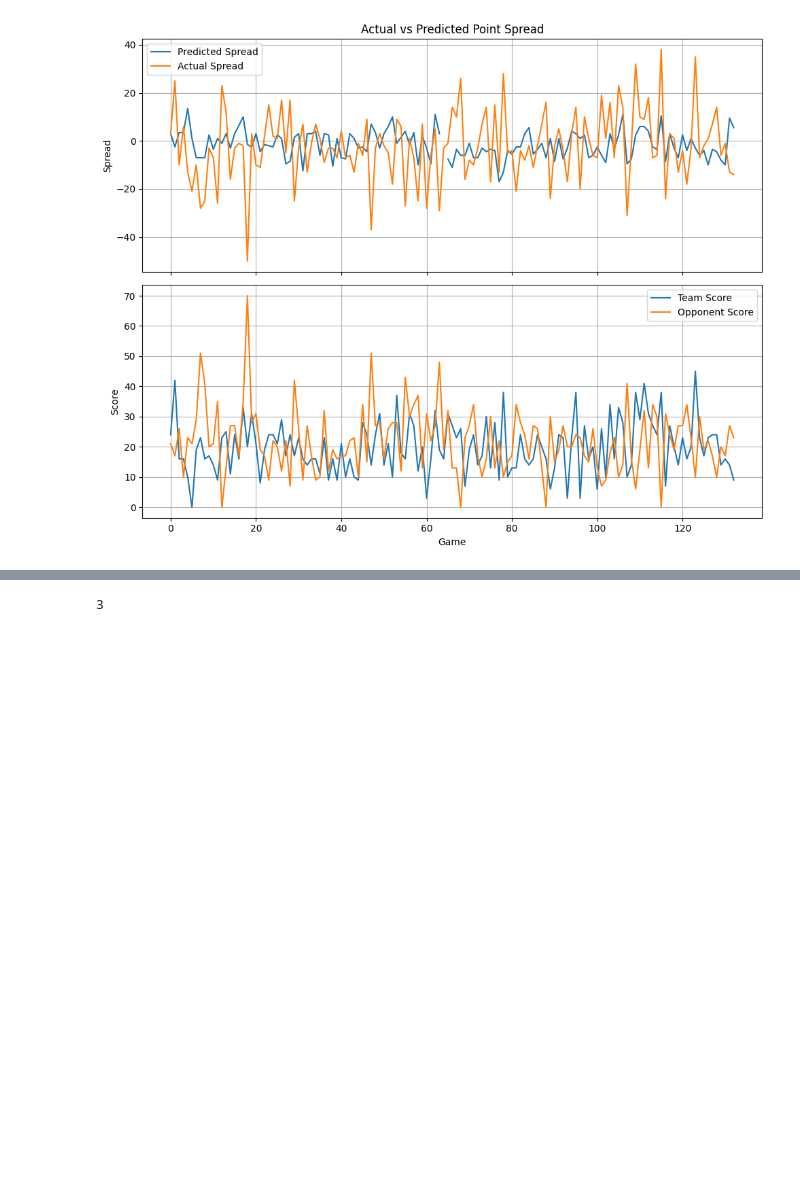
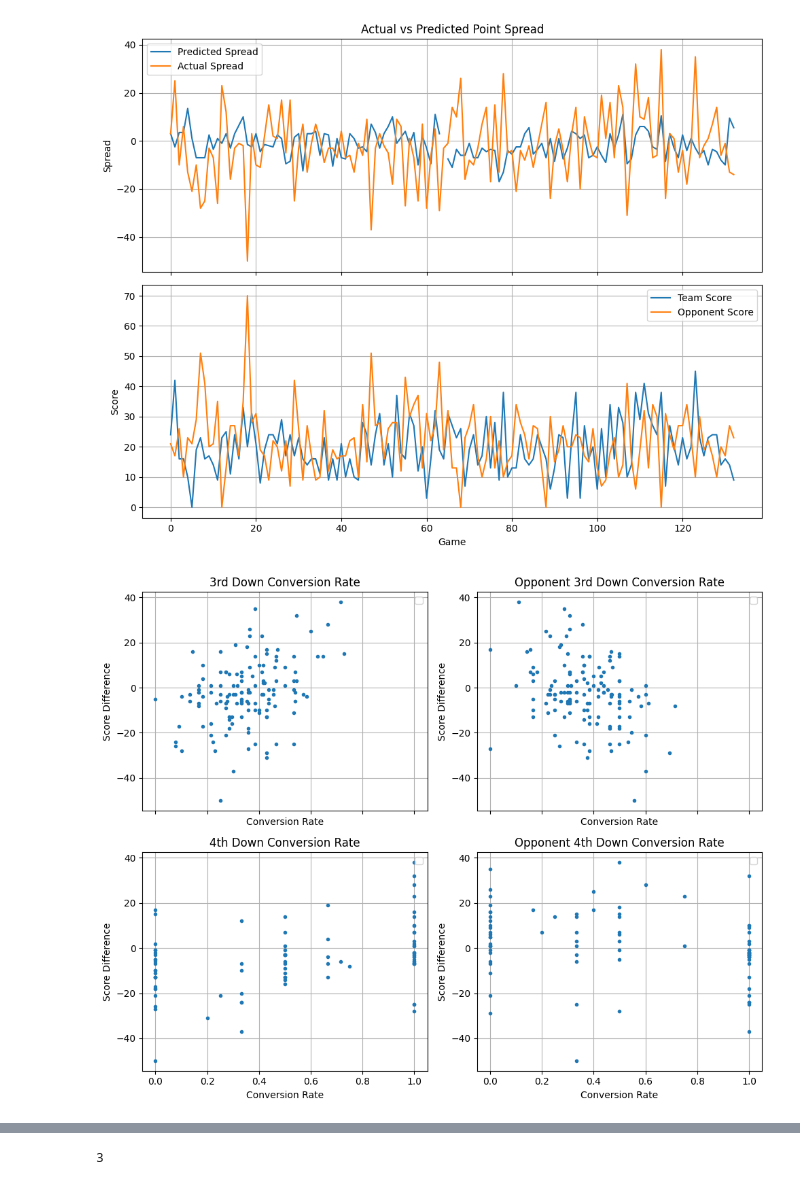
Before and after one commit to Rwmillham/MLFootballOddsAlgo, a Jupyter notebook: FootballTester.ipynb, the cells around one changed output, grey strips where cells are left out. Drawn from its saved outputs; the diff is of its cells as text; code cells hidden in the pictures; blank space fills up the shorter version.

Commit message:
updated documentation and wrote conversionRateParser

```diff
--- a/FootballTester.ipynb
+++ b/FootballTester.ipynb
@@ -152,3 +181,21 @@ def getSpreadandScores(currFullSeasonStats, currFullSeasonInfo, currTeam):
+# %%
+#directory where Stats was stored
+directory = 'Stats/'
+
+yearArr = [2017,2018,2019,2020,2021,2022,2023, 2024]
+
+#array of each directory within stats
+TeamNamesArr= os.listdir(directory)
+
+for team in TeamNamesArr:
+    if team == ".DS_Store":
+        continue
+    currFullSeasonStats, currFullSeasonInfo = returnFullSeasonStats(team, yearArr)
+    thirdDownConversionRate = getConversionRates(currFullSeasonStats, "Third Down Conv.")
+    fourthDownConversionRate = getConversionRates(currFullSeasonStats, "Fourth Down Conv.")
+    oppThirdDownConversionRate = getConversionRates(currFullSeasonStats, "Opp_Third Down Conv.")
+    oppFourthDownConversionRate = getConversionRates(currFullSeasonStats, "Opp_Fourth Down Conv.")
+    break
 # %%
 #directory where Stats was stored
 directory = 'Stats/'
@@ -193,0 +239,40 @@ temp = np.ones((3,3))
+# %%
+gamerange = np.arange(len(vegasSpread))
+# fourthDownConversionRateMask = fourthDownConversionRate.is
+fig, axs = plt.subplots(2, 2, figsize=(10, 8), sharex=True)
+# Top subplot: spreads
+axs[0,0].plot(thirdDownConversionRate, scoreDifference, ".")
+axs[0,0].set_ylabel("Score Difference")
+axs[0,0].set_xlabel("Conversion Rate")
+axs[0,0].set_title("3rd Down Conversion Rate")
+axs[0,0].grid(True)
+axs[0,0].legend()
+
+# Bottom subplot: scores
+axs[1,0].plot(fourthDownConversionRate, scoreDifference, ".")
+axs[1,0].set_xlabel("Conversion Rate")
+axs[1,0].set_ylabel("Score Difference")
+axs[1,0].set_title("4th Down Conversion Rate")
+axs[1,0].grid(True)
+axs[1,0].legend()
+
+# Top subplot: spreads
+axs[0,1].plot(oppThirdDownConversionRate, scoreDifference, ".")
+axs[0,1].set_ylabel("Score Difference")
+axs[0,1].set_title("Opponent 3rd Down Conversion Rate")
+axs[0,1].set_xlabel("Conversion Rate")
+axs[0,1].grid(True)
+axs[0,1].legend()
+
+# Bottom subplot: scores
+axs[1,1].plot(oppFourthDownConversionRate, scoreDifference, ".")
+axs[1,1].set_title("Opponent 4th Down Conversion Rate")
+axs[1,1].set_xlabel("Conversion Rate")
+axs[1,1].set_ylabel("Score Difference")
+axs[1,1].grid(True)
+axs[1,1].legend()
+
+plt.tight_layout()
+plt.show()
+# %% [output]
+[figure, added]
```
Also changed, not shown: parts of 4 cells of this notebook, 1 other file.
